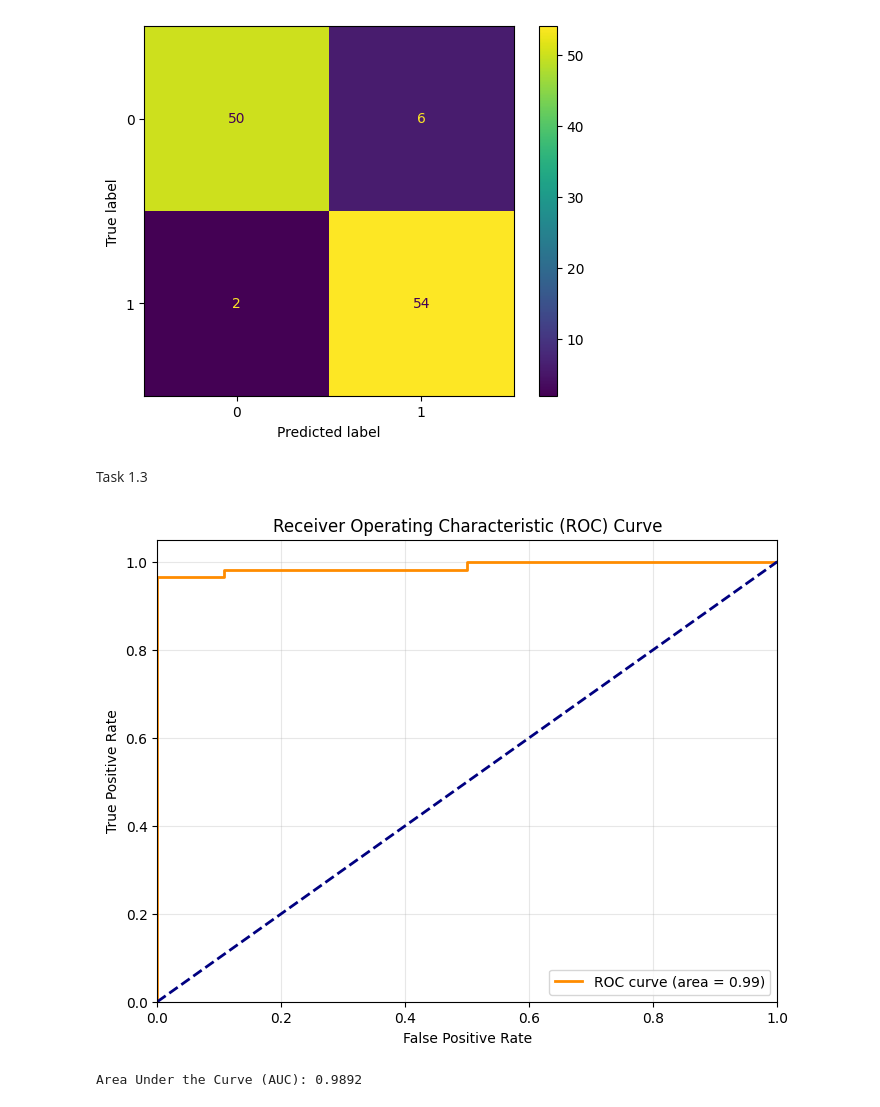
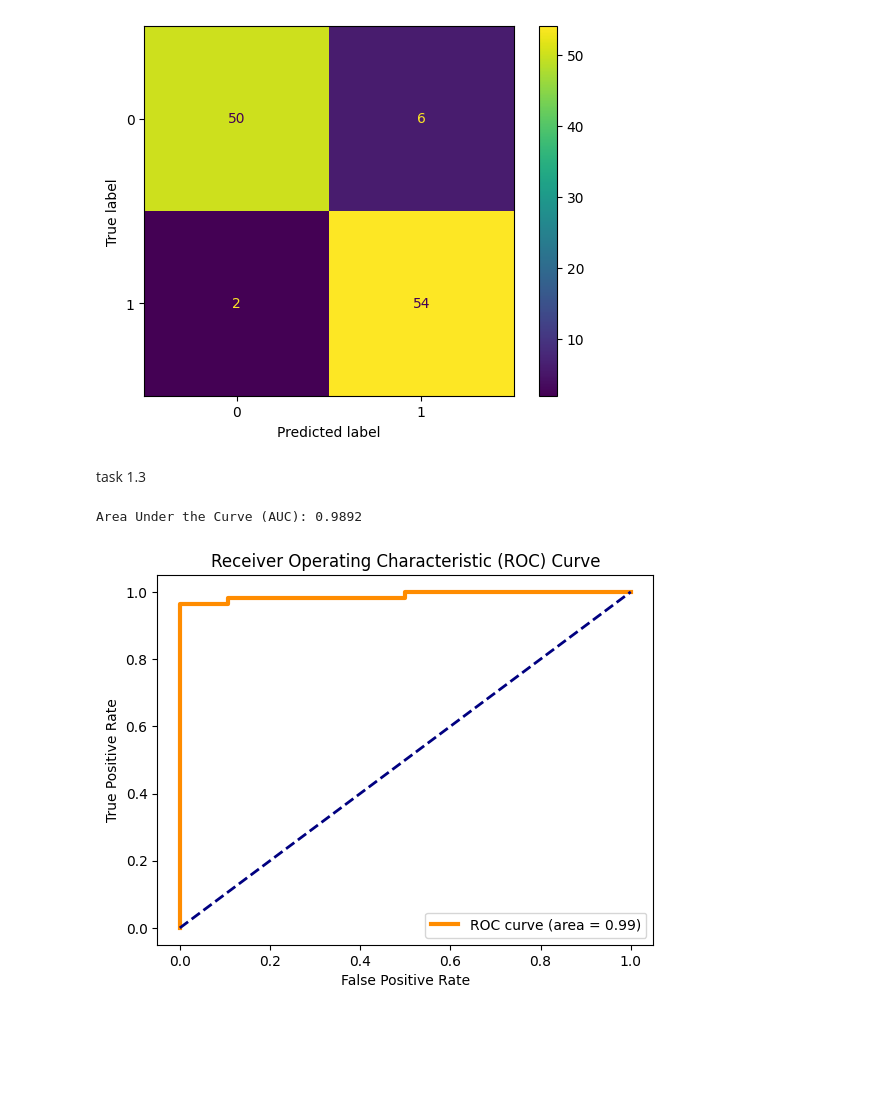
Before and after one commit to hanmtay/IntroToAI_A2, a Jupyter notebook: section1_code.ipynb, the cells around one changed output. Saved outputs shown, nothing was run; the diff lists cells and outputs as text; code cells hidden in the pictures; blank space fills up the shorter version.

Commit message:
task 1.3

```diff
--- a/section1_code.ipynb
+++ b/section1_code.ipynb
@@ -135,24 +135,24 @@ kfolds = 7
 #stratified k fold found in: https://www.w3schools.com/python/python_ml_cross_validation.asp
 cv = StratifiedKFold(n_splits=kfolds, shuffle=True, random_state=42)
 
-# 4. Perform 7-fold Cross-validation
-# This gets predicted labels for all 112 items using CV folds
+#cross validation
+#this gets predicted labels for all 112 objects using CV folds
 y_predCV = cross_val_predict(model, x, y, cv=cv)
 
 #probability
 y_probsCV = model.predict_proba(x)
 
 #second column is living
-living_probabilitiesCV = y_probs[:, 1]
+living_probabilitiesCV = y_probsCV[:, 1]
 
 #able to see the actual items and the repsective probabilities
-results_df = pd.DataFrame({
+results_dfCV = pd.DataFrame({
     'Actual_Class': df['label'],
     'Living_Probability': living_probabilitiesCV,
     'Prediction_at_0.5': y_predCV
 })
 
-# 5. Calculate Metrics
+#confusion matrix
 cm = confusion_matrix(y, y_predCV)
 tn = cm[0, 0]
 fp = cm[0, 1]
@@ -165,7 +165,6 @@ recall = recall_score(y, y_predCV)
 f1 = f1_score(y, y_predCV)
 fpr = fp / (fp + tn)
 
-# 6. Display Results
 print(f"Confusion Matrix:\n{cm}")
 print(f"Cross-validated Accuracy: {accuracy:.4f}")
 print(f"True Positive Rate (Recall): {recall:.4f}")
@@ -173,7 +172,7 @@ print(f"False Positive Rate: {fpr:.4f}")
 print(f"Precision: {precision:.4f}")
 print(f"F1-Score: {f1:.4f}")
 
-print(results_df.head(10))
+print(results_dfCV.head(10))
 
 cm_display = ConfusionMatrixDisplay(confusion_matrix = cm, display_labels = [0, 1])
 
@@ -202,25 +201,22 @@ F1-Score: 0.9310
 9       banana            0.999937                  1
 [figure]
 # %% [markdown]
-Task 1.3
+task 1.3
 # %%
 fpr_roc, tpr_roc, thresholds = roc_curve(y, living_probabilitiesCV)
 roc_auc = auc(fpr_roc, tpr_roc)
 
-plt.figure(figsize=(8, 6))
-plt.plot(fpr_roc, tpr_roc, color='darkorange', lw=2, label=f'ROC curve (area = {roc_auc:.2f})')
+print(f"Area Under the Curve (AUC): {roc_auc:.4f}")
+
+plt.figure()
+plt.plot(fpr_roc, tpr_roc, color='darkorange', lw=3, label=f'ROC curve (area = {roc_auc:.2f})')
 plt.plot([0, 1], [0, 1], color='navy', lw=2, linestyle='--')
-plt.xlim([0.0, 1.0])
-plt.ylim([0.0, 1.05])
 plt.xlabel('False Positive Rate')
 plt.ylabel('True Positive Rate')
 plt.title('Receiver Operating Characteristic (ROC) Curve')
 plt.legend(loc="lower right")
-plt.grid(alpha=0.3)
 plt.savefig('ROC_curve.png')
 plt.show()
-
-print(f"Area Under the Curve (AUC): {roc_auc:.4f}")
 # %% [output]
+Area Under the Curve (AUC): 0.9892
-[figure, old version]
+[figure, new version]
-Area Under the Curve (AUC): 0.9892
```
Also changed, not shown: parts of 2 cells of this notebook.
